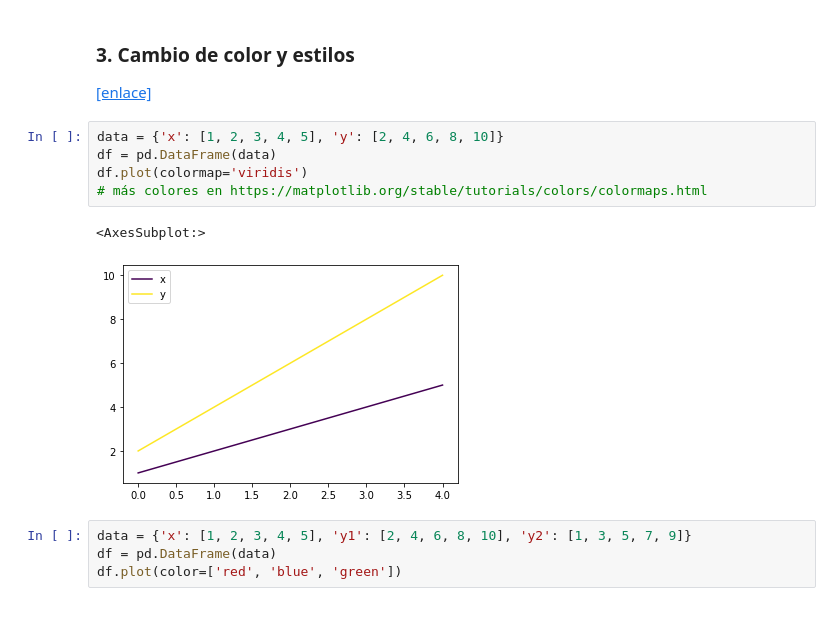
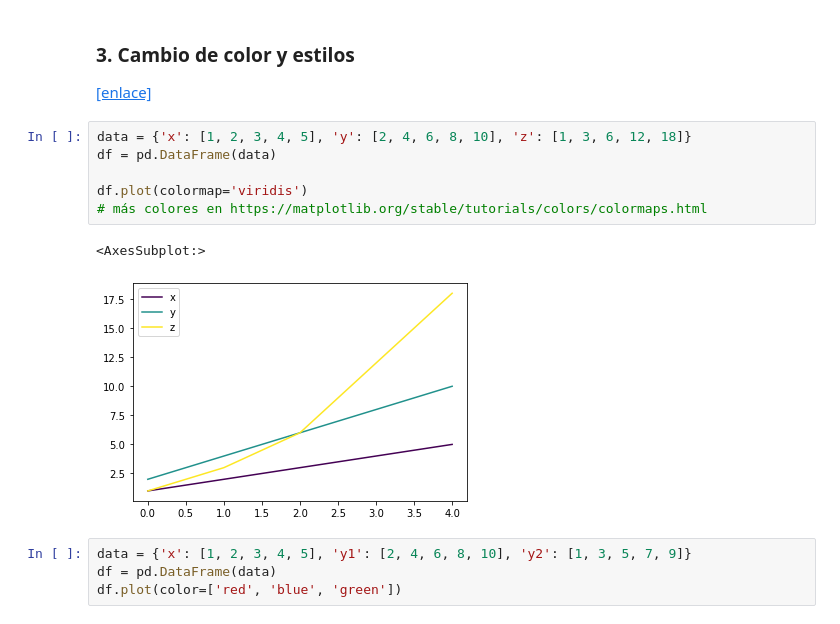
Before and after one commit to PFP-Python-For-People/Curso_introduccion, a Jupyter notebook: CI-U8/U8-01-PandasViz.ipynb, the cells around one changed output. Drawn from its saved outputs; the diff is of its cells as text.

```diff
--- a/CI-U8/U8-01-PandasViz.ipynb
+++ b/CI-U8/U8-01-PandasViz.ipynb
@@ -143,13 +139,14 @@ plt.show()
 ### 3. Cambio de color y estilos
 [[enlace]](#A00)
 # %%
-data = {'x': [1, 2, 3, 4, 5], 'y': [2, 4, 6, 8, 10]}
+data = {'x': [1, 2, 3, 4, 5], 'y': [2, 4, 6, 8, 10], 'z': [1, 3, 6, 12, 18]}
 df = pd.DataFrame(data)
+
 df.plot(colormap='viridis')
 # más colores en https://matplotlib.org/stable/tutorials/colors/colormaps.html
 # %% [output]
 <AxesSubplot:>
-[figure, old version]
+[figure, new version]
 # %%
 data = {'x': [1, 2, 3, 4, 5], 'y1': [2, 4, 6, 8, 10], 'y2': [1, 3, 5, 7, 9]}
 df = pd.DataFrame(data)
```
Also changed, not shown: parts of 6 cells of this notebook, 1 other file.
